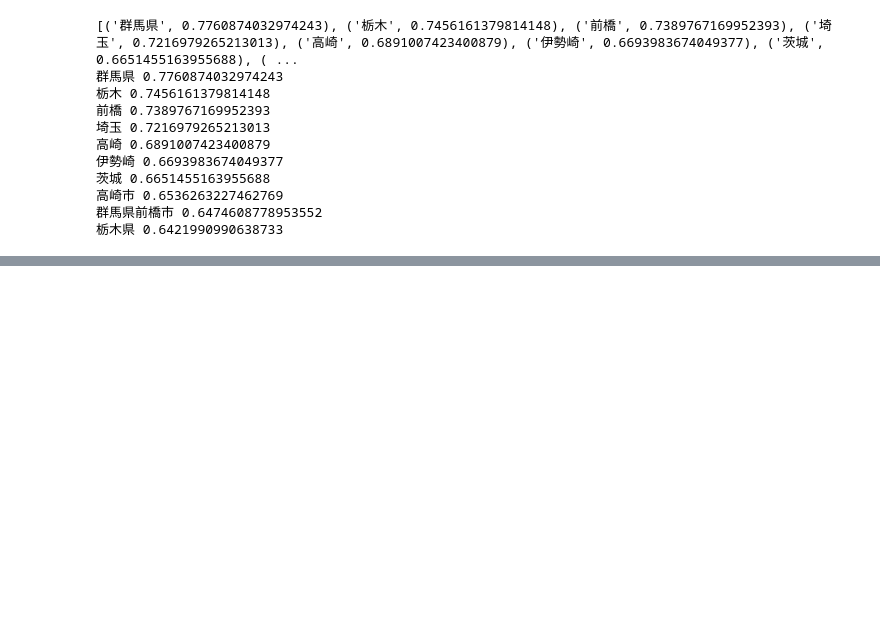
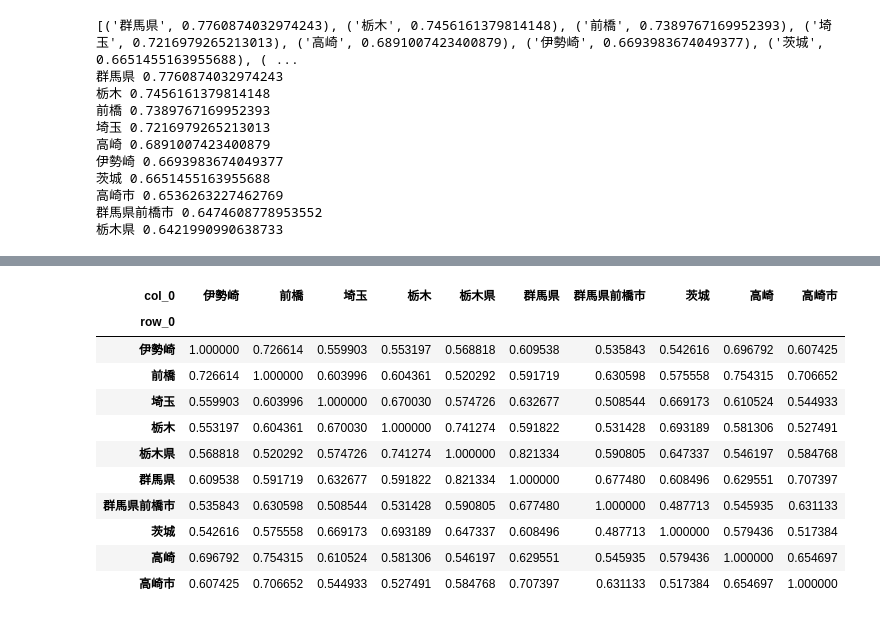
Before and after one commit to Tsora1216/Intelligent_Information_System_Lab_research, a Jupyter notebook: 005_Word2Vec+NetworkX/Word2Vec4NetworkX.ipynb, the cells around one changed output, grey strips where cells are left out. Saved outputs shown, nothing was run; the diff lists cells and outputs as text; code cells hidden in the pictures; blank space fills up the shorter version.

```diff
--- a/005_Word2Vec+NetworkX/Word2Vec4NetworkX.ipynb
+++ b/005_Word2Vec+NetworkX/Word2Vec4NetworkX.ipynb
@@ -36,0 +88,15 @@ for prefecture, value in out:
+# %%
+df
+# %% [output]
+| col_0 | 伊勢崎 | 前橋 | 埼玉 | 栃木 | 栃木県 | 群馬県 | 群馬県前橋市 | 茨城 | 高崎 | 高崎市 |
+| row_0 |  |  |  |  |  |  |  |  |  |  |
+| 伊勢崎 | 1.000000 | 0.726614 | 0.559903 | 0.553197 | 0.568818 | 0.609538 | 0.535843 | 0.542616 | 0.696792 | 0.607425 |
+| 前橋 | 0.726614 | 1.000000 | 0.603996 | 0.604361 | 0.520292 | 0.591719 | 0.630598 | 0.575558 | 0.754315 | 0.706652 |
+| 埼玉 | 0.559903 | 0.603996 | 1.000000 | 0.670030 | 0.574726 | 0.632677 | 0.508544 | 0.669173 | 0.610524 | 0.544933 |
+| 栃木 | 0.553197 | 0.604361 | 0.670030 | 1.000000 | 0.741274 | 0.591822 | 0.531428 | 0.693189 | 0.581306 | 0.527491 |
+| 栃木県 | 0.568818 | 0.520292 | 0.574726 | 0.741274 | 1.000000 | 0.821334 | 0.590805 | 0.647337 | 0.546197 | 0.584768 |
+| 群馬県 | 0.609538 | 0.591719 | 0.632677 | 0.591822 | 0.821334 | 1.000000 | 0.677480 | 0.608496 | 0.629551 | 0.707397 |
+| 群馬県前橋市 | 0.535843 | 0.630598 | 0.508544 | 0.531428 | 0.590805 | 0.677480 | 1.000000 | 0.487713 | 0.545935 | 0.631133 |
+| 茨城 | 0.542616 | 0.575558 | 0.669173 | 0.693189 | 0.647337 | 0.608496 | 0.487713 | 1.000000 | 0.579436 | 0.517384 |
+| 高崎 | 0.696792 | 0.754315 | 0.610524 | 0.581306 | 0.546197 | 0.629551 | 0.545935 | 0.579436 | 1.000000 | 0.654697 |
+| 高崎市 | 0.607425 | 0.706652 | 0.544933 | 0.527491 | 0.584768 | 0.707397 | 0.631133 | 0.517384 | 0.654697 | 1.000000 |
```
Also changed, not shown: parts of 5 cells of this notebook, 2 other files.
